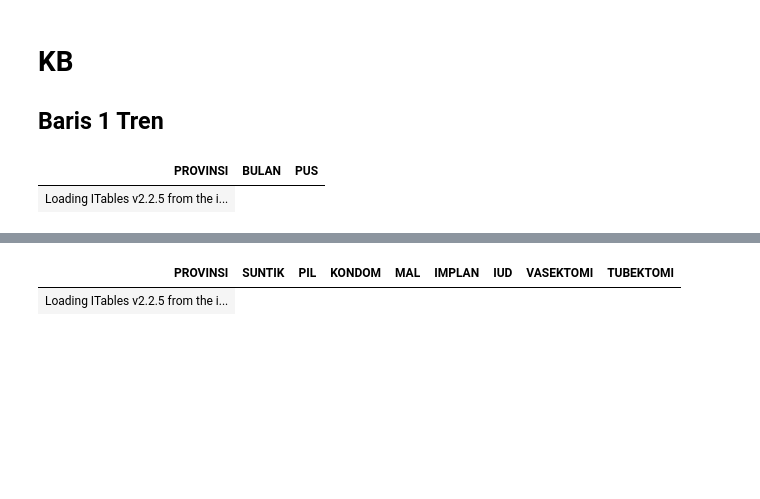
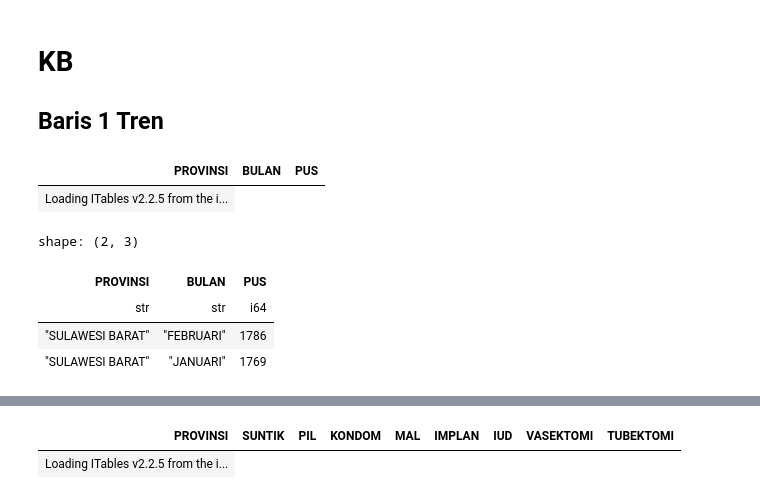
Before and after one commit to pokja0/profil_desa_py, a Jupyter notebook: tes_output.ipynb, the cells around one changed output, grey strips where cells are left out. Saved outputs shown, nothing was run; the diff lists cells and outputs as text; code cells hidden in the pictures; blank space fills up the shorter version.

```diff
--- a/tes_output.ipynb
+++ b/tes_output.ipynb
@@ -264,3 +264,22 @@ fig.update_layout(
 fig.update_yaxes(range=[y_min, max_value])  # `None` untuk batas atas otomatis
 # Menampilkan grafik
 # fig.show()
+# %%
+aggregated =  data_pus.filter(
+        pl.col("KABUPATEN").is_in(filter_kabupaten),
+        pl.col("KECAMATAN").is_in(filter_kecamatan),
+        pl.col("KELURAHAN").is_in(filter_desa),
+        pl.col("BULAN").is_in(bulan_hingga(filter_bulan))
+    ).group_by(
+        'PROVINSI', 'BULAN'
+    ).agg([
+        pl.col("PUS").sum()
+    ])
+
+aggregated
+# %% [output]
+shape: (2, 3)
+| PROVINSI | BULAN | PUS |
+| str | str | i64 |
+| "SULAWESI BARAT" | "FEBRUARI" | 1786 |
+| "SULAWESI BARAT" | "JANUARI" | 1769 |
```
Also changed, not shown: parts of 2 cells of this notebook, 2 other files.
